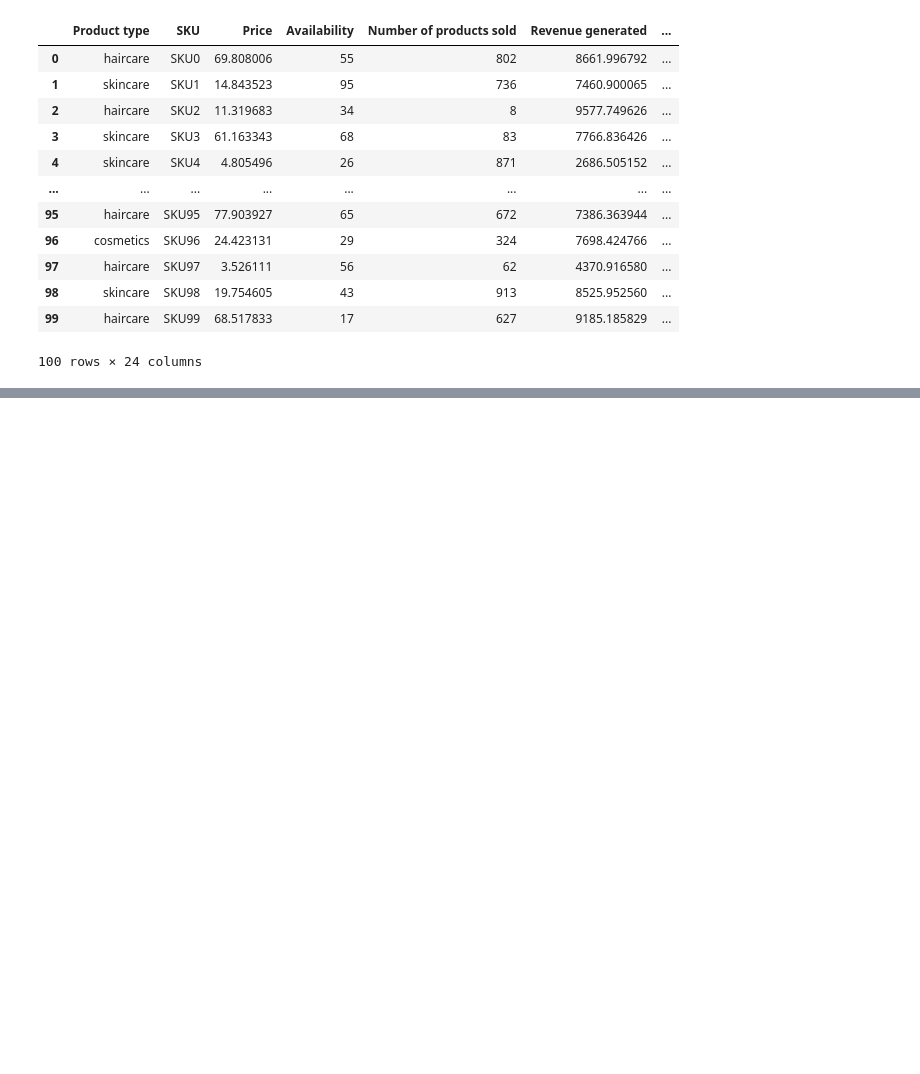
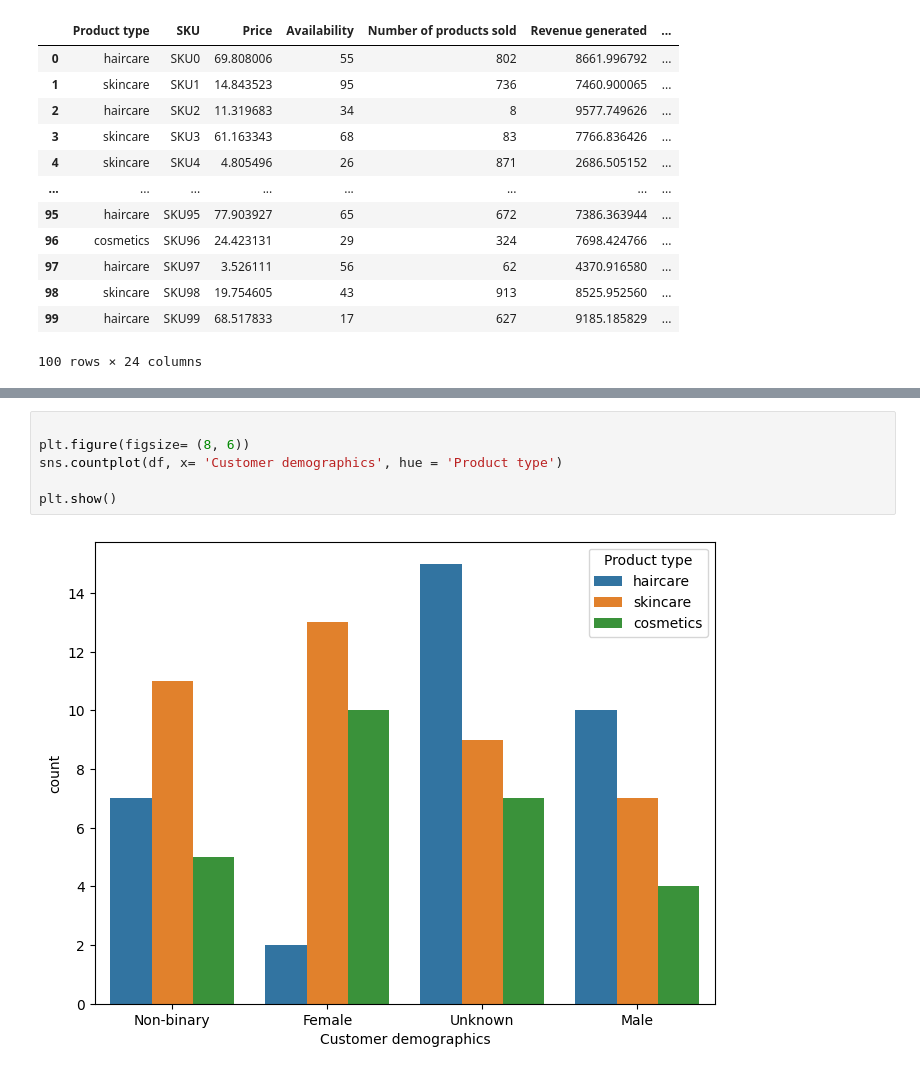
Before and after one commit to Doug-Vo/ML-Self-Project, a Jupyter notebook: Spring_2026/Beauty_Supply_chain.ipynb, the cells around one changed output, grey strips where cells are left out. Saved outputs shown, nothing was run; the diff lists cells and outputs as text; blank space fills up the shorter version.

```diff
--- a/Spring_2026/Beauty_Supply_chain.ipynb
+++ b/Spring_2026/Beauty_Supply_chain.ipynb
@@ -20,0 +111,8 @@ df
+# %%
+
+plt.figure(figsize= (8, 6))
+sns.countplot(df, x= 'Customer demographics', hue = 'Product type')
+
+plt.show()
+# %% [output]
+[figure, added]
```
Also changed, not shown: parts of 14 cells of this notebook.
